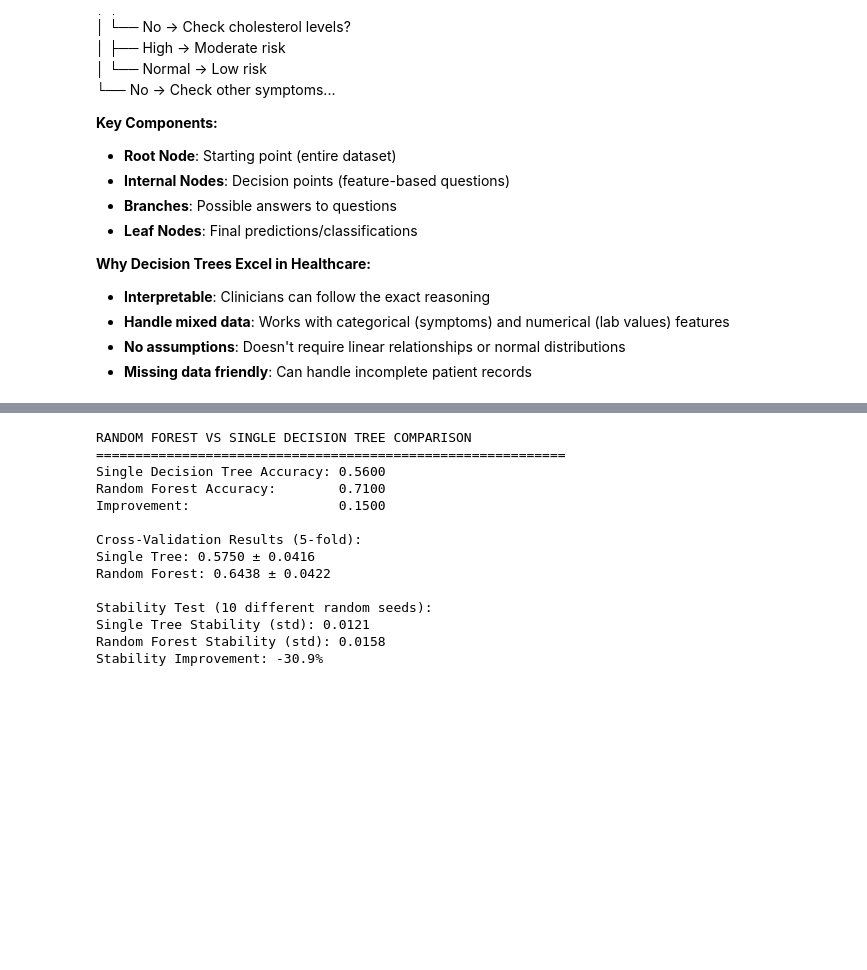
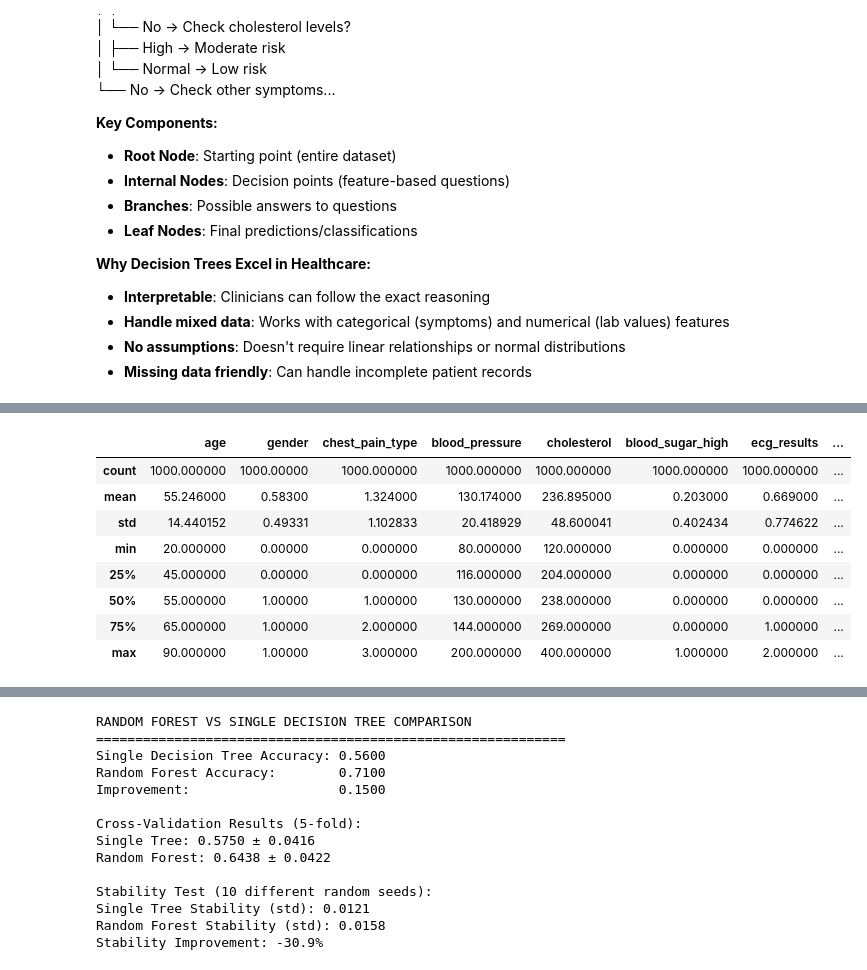
Before and after one commit to Jamoser123/PNR_Advanced_DataScience, a Jupyter notebook: 5_Decision_Trees_Random_Forest/HandsOn_Decision_Trees.ipynb, the cells around one changed output, grey strips where cells are left out. Drawn from its saved outputs; the diff is of its cells as text; code cells hidden in the pictures; blank space fills up the shorter version.

```diff
--- a/5_Decision_Trees_Random_Forest/HandsOn_Decision_Trees.ipynb
+++ b/5_Decision_Trees_Random_Forest/HandsOn_Decision_Trees.ipynb
@@ -167,3 +179,15 @@ First 5 patients:
+# %%
+df.describe()
+# %% [output]
+|  | age | gender | chest_pain_type | blood_pressure | cholesterol | blood_sugar_high | ecg_results | ... |
+| count | 1000.000000 | 1000.00000 | 1000.000000 | 1000.000000 | 1000.000000 | 1000.000000 | 1000.000000 | ... |
+| mean | 55.246000 | 0.58300 | 1.324000 | 130.174000 | 236.895000 | 0.203000 | 0.669000 | ... |
+| std | 14.440152 | 0.49331 | 1.102833 | 20.418929 | 48.600041 | 0.402434 | 0.774622 | ... |
+| min | 20.000000 | 0.00000 | 0.000000 | 80.000000 | 120.000000 | 0.000000 | 0.000000 | ... |
+| 25% | 45.000000 | 0.00000 | 0.000000 | 116.000000 | 204.000000 | 0.000000 | 0.000000 | ... |
+| 50% | 55.000000 | 1.00000 | 1.000000 | 130.000000 | 238.000000 | 0.000000 | 0.000000 | ... |
+| 75% | 65.000000 | 1.00000 | 2.000000 | 144.000000 | 269.000000 | 0.000000 | 1.000000 | ... |
+| max | 90.000000 | 1.00000 | 3.000000 | 200.000000 | 400.000000 | 1.000000 | 2.000000 | ... |
 # %%
 # Prepare data for modeling
 X = df.drop('heart_disease', axis=1)
```
Also changed, not shown: parts of 20 cells of this notebook, 1 other file.
